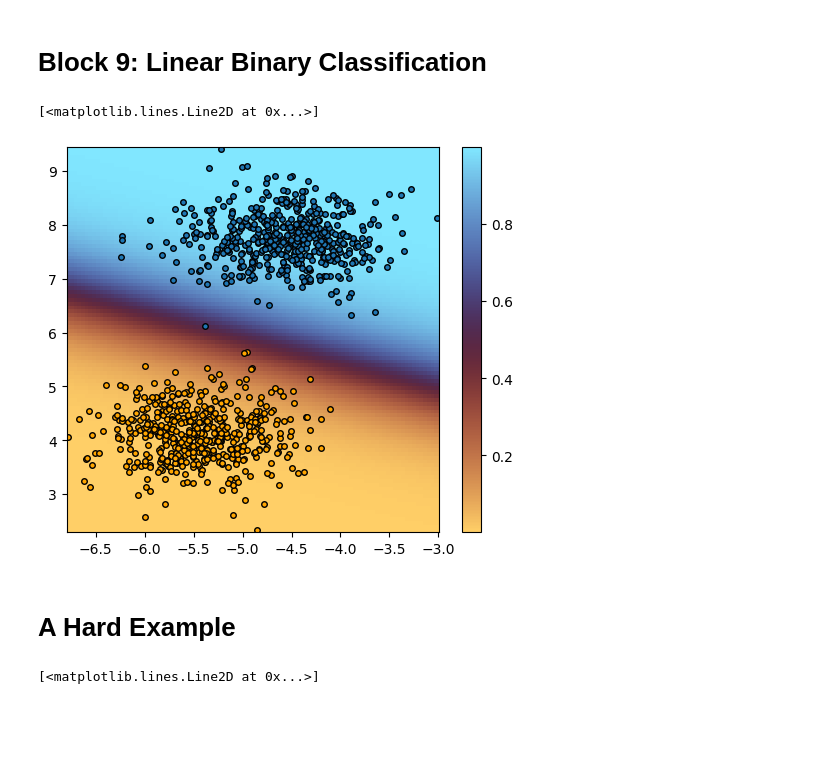
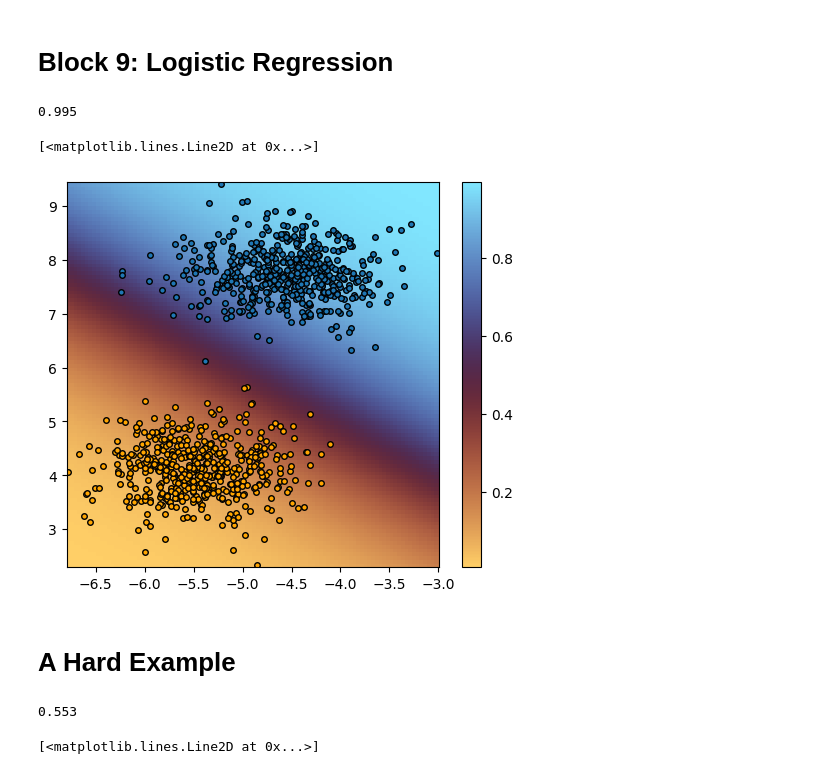
Before and after one commit to KISRDevelopment/python-ml-2025, a Jupyter notebook: code/block9.ipynb, the cells around one changed output. Cells and saved outputs as stored; diff of their text form; code cells hidden in the pictures; blank space fills up the shorter version.

```diff
--- a/code/block9.ipynb
+++ b/code/block9.ipynb
@@ -1,5 +1,5 @@
 # %% [markdown]
-# Block 9: Linear Binary Classification
+# Block 9: Logistic Regression
 # %%
 import numpy as np
 import pandas as pd
@@ -116,4 +173,25 @@ history = model.train(rng, df, df['y'].to_numpy(), epochs=100, eta=0.1, batch_si
+# %%
+df = pd.read_csv("../data/separable_binary_data.csv")
+df
+
+rng = jax.random.key(42)
+
+accuracy = lr_train_test_function(rng,
+                                  train_df=df,
+                                  test_df=df,
+                                  input_cols=['x1','x2'],
+                                  output_col='y')
+accuracy
+# %% [output]
+0.995
 # %%
+# Optimize the model using gradient descent
+best_Beta = optimize(rng,
+                     input_df = df[['x1','x2']],
+                     y = df.y.to_numpy(),
+                     learning_rate = 0.1,
+                     epochs = 100)
+
 # initialize range of input values
 
 min_x = np.min(df[['x1', 'x2']].to_numpy(), axis=0)
@@ -121,46 +199,51 @@ max_x = np.max(df[['x1', 'x2']].to_numpy(), axis=0)
 
 K = 100
 x1s = np.linspace(min_x[0], max_x[0], K)
 x2s = np.linspace(min_x[1], max_x[1], K)
 x1s, x2s = np.meshgrid(x1s, x2s)
 
 # zip the inputs up into a (K*K, 2) array
 Xstar = np.vstack((x1s.flatten(), x2s.flatten())).T
 
 df_star = pd.DataFrame(data=Xstar, columns=['x1','x2'])
 
-yhat = model.predict(df_star).reshape((K,K))
+yhat = predict(Beta = best_Beta, input_df = df_star).reshape((K,K))
 
 f, ax = plt.subplots(1, 1, figsize=(6, 5))
 
 cp = ax.pcolor(x1s, x2s, yhat, cmap=plt.get_cmap('managua')) # 0: orange, 1: blue
 f.colorbar(cp)
 
 #
 # plot the actual points
 #
 X = df[['x1','x2']].to_numpy()
 
 y = df['y'].to_numpy()
 class0_ix = y == 1 # y = 1, blue
 class1_ix = y == 0 # y = 0, orange
 
 ax.plot(X[class0_ix, 0], X[class0_ix, 1], marker='o', markersize=4, linestyle='', markeredgecolor='black', markeredgewidth=1)
 ax.plot(X[class1_ix, 0], X[class1_ix, 1], color='orange', marker='o', markersize=4, linestyle='', markeredgecolor='black', markeredgewidth=1)
 # %% [output]
 [<matplotlib.lines.Line2D at 0x...>]
-[figure, old version]
+[figure, new version]
 # %% [markdown]
 # A Hard Example
 # %%
 df = pd.read_csv("../data/nonseparable_binary_data.csv")
 df
 
-model = BinaryLinearModel(['x1', 'x2'])
+rng = jax.random.key(42)
 
-rng = jax.random.key(52345)
-
-history = model.train(rng, df, df['y'].to_numpy(), epochs=100, eta=0.1, batch_size=100)
+accuracy = lr_train_test_function(rng,
+                                  train_df=df,
+                                  test_df=df,
+                                  input_cols=['x1','x2'],
+                                  output_col='y')
+accuracy
+# %% [output]
+0.553
 # %%
 # initialize range of input values
 
```
Also changed, not shown: parts of 5 cells of this notebook, 2 other files.
